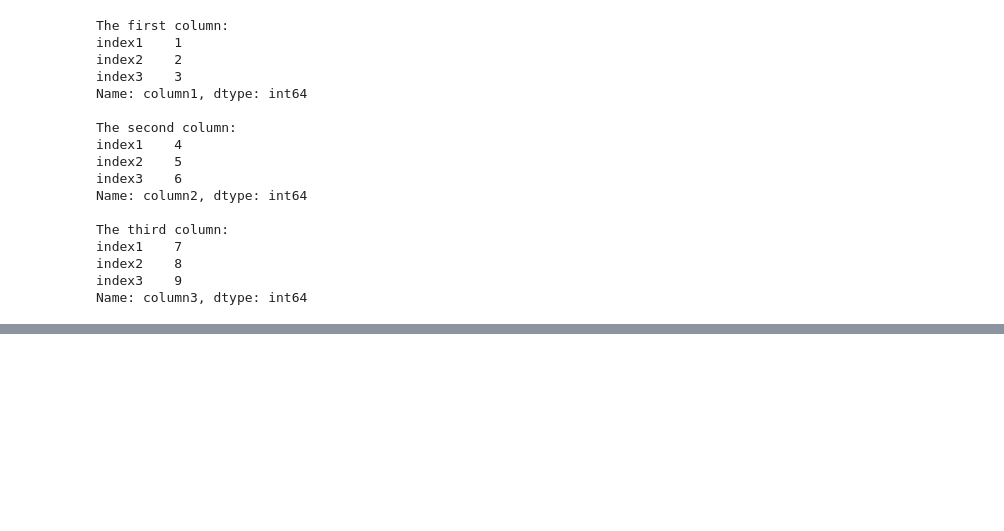
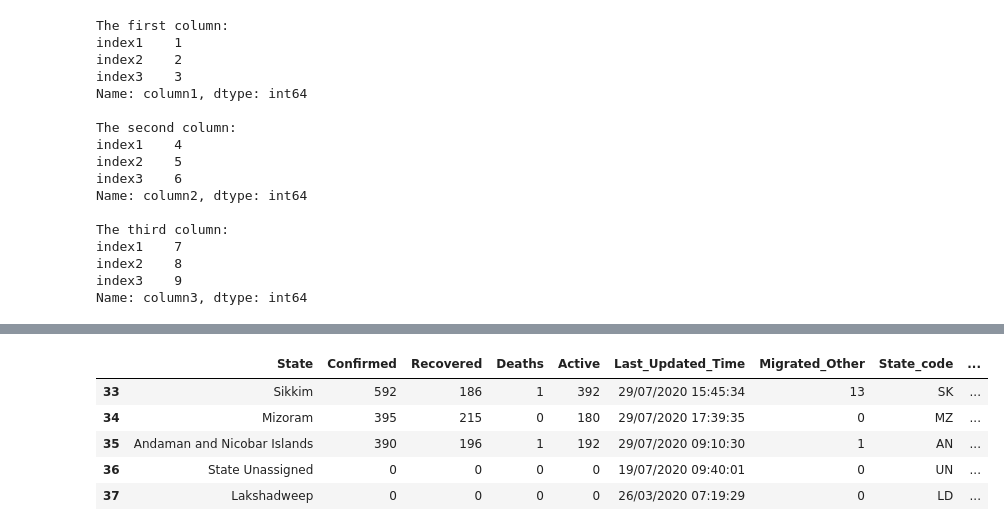
Before and after one commit to ineelhere/Machine-Learning-and-Data-Science, a Jupyter notebook: WorkingWithPandas.ipynb, the cells around one changed output, grey strips where cells are left out. Saved outputs shown, nothing was run; the diff lists cells and outputs as text; code cells hidden in the pictures; blank space fills up the shorter version.

```diff
--- a/WorkingWithPandas.ipynb
+++ b/WorkingWithPandas.ipynb
@@ -87,0 +147,11 @@ Name: column3, dtype: int64
+# %%
+#last five rows of the dataframe
+df.tail() # by default it returns the last 5 rows
+# we can state the number of rows we want in the paranthesis like - tail.df(2)
+# %% [output]
+|  | State | Confirmed | Recovered | Deaths | Active | Last_Updated_Time | Migrated_Other | State_code | ... |
+| 33 | Sikkim | 592 | 186 | 1 | 392 | 29/07/2020 15:45:34 | 13 | SK | ... |
+| 34 | Mizoram | 395 | 215 | 0 | 180 | 29/07/2020 17:39:35 | 0 | MZ | ... |
+| 35 | Andaman and Nicobar Islands | 390 | 196 | 1 | 192 | 29/07/2020 09:10:30 | 1 | AN | ... |
+| 36 | State Unassigned | 0 | 0 | 0 | 0 | 19/07/2020 09:40:01 | 0 | UN | ... |
+| 37 | Lakshadweep | 0 | 0 | 0 | 0 | 26/03/2020 07:19:29 | 0 | LD | ... |
```
Also changed, not shown: parts of 6 cells of this notebook.
